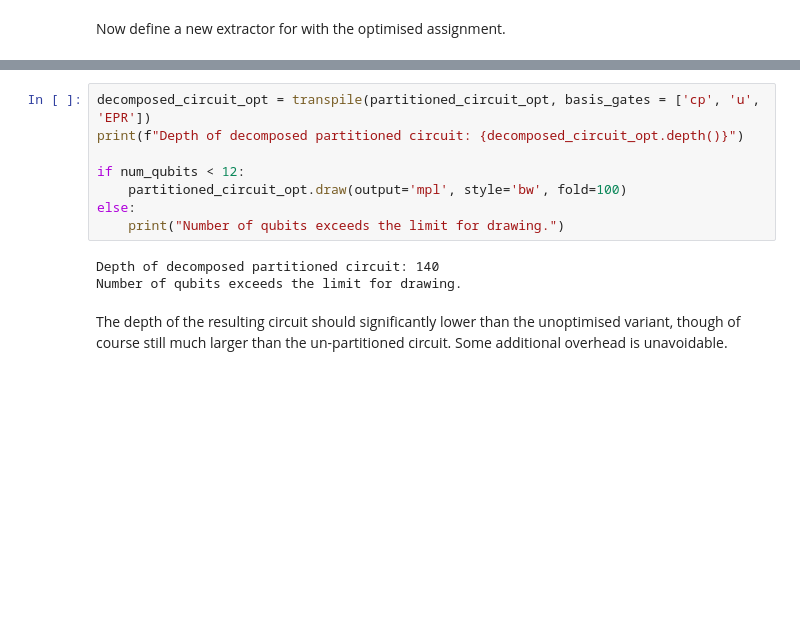
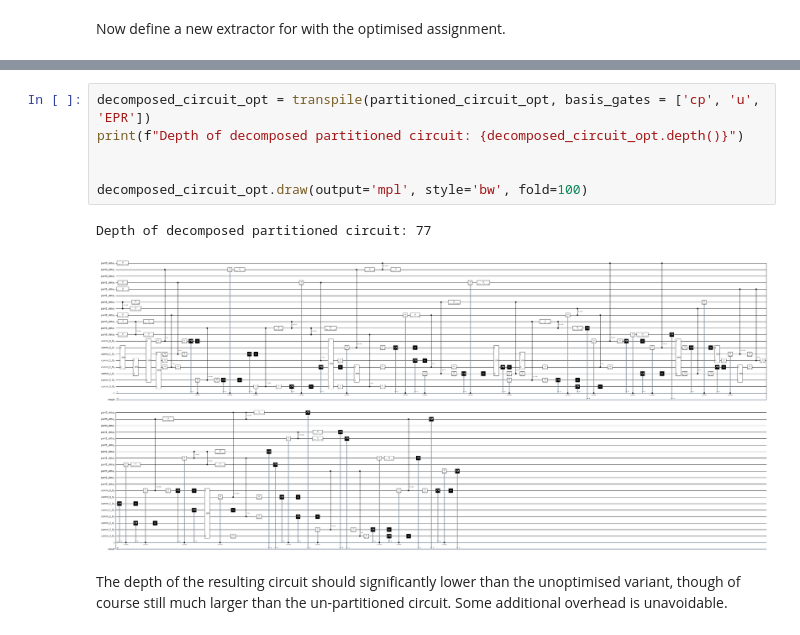
Before and after one commit to felix-burt/DISQCO, a Jupyter notebook: Demos/circuit_extraction_demo.ipynb, the cells around one changed output, grey strips where cells are left out. Drawn from its saved outputs; the diff is of its cells as text; blank space fills up the shorter version.

```diff
--- a/Demos/circuit_extraction_demo.ipynb
+++ b/Demos/circuit_extraction_demo.ipynb
@@ -202,14 +199,12 @@ UnboundLocalError: cannot access local variable 'linked_root' where it is not as
 # %%
 decomposed_circuit_opt = transpile(partitioned_circuit_opt, basis_gates = ['cp', 'u', 'EPR'])
 print(f"Depth of decomposed partitioned circuit: {decomposed_circuit_opt.depth()}")
 
-if num_qubits < 12:
-    partitioned_circuit_opt.draw(output='mpl', style='bw', fold=100)
-else:
-    print("Number of qubits exceeds the limit for drawing.")
+
+decomposed_circuit_opt.draw(output='mpl', style='bw', fold=100)
 # %% [output]
-Depth of decomposed partitioned circuit: 140
-Number of qubits exceeds the limit for drawing.
+Depth of decomposed partitioned circuit: 77
+[figure, added]
 # %% [markdown]
 The depth of the resulting circuit should significantly lower than the unoptimised variant, though of course still much larger than the un-partitioned circuit. Some additional overhead is unavoidable.
 # %% [markdown]
```
Also changed, not shown: parts of 11 cells of this notebook, 3 other files.
